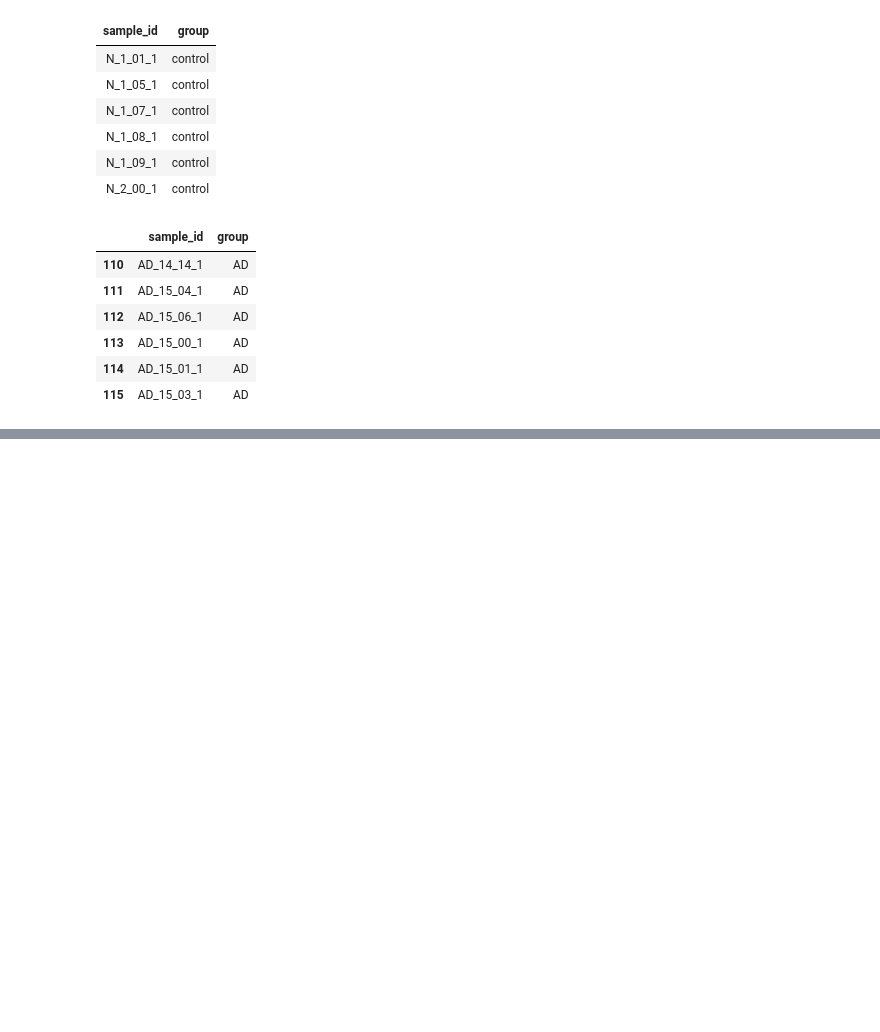
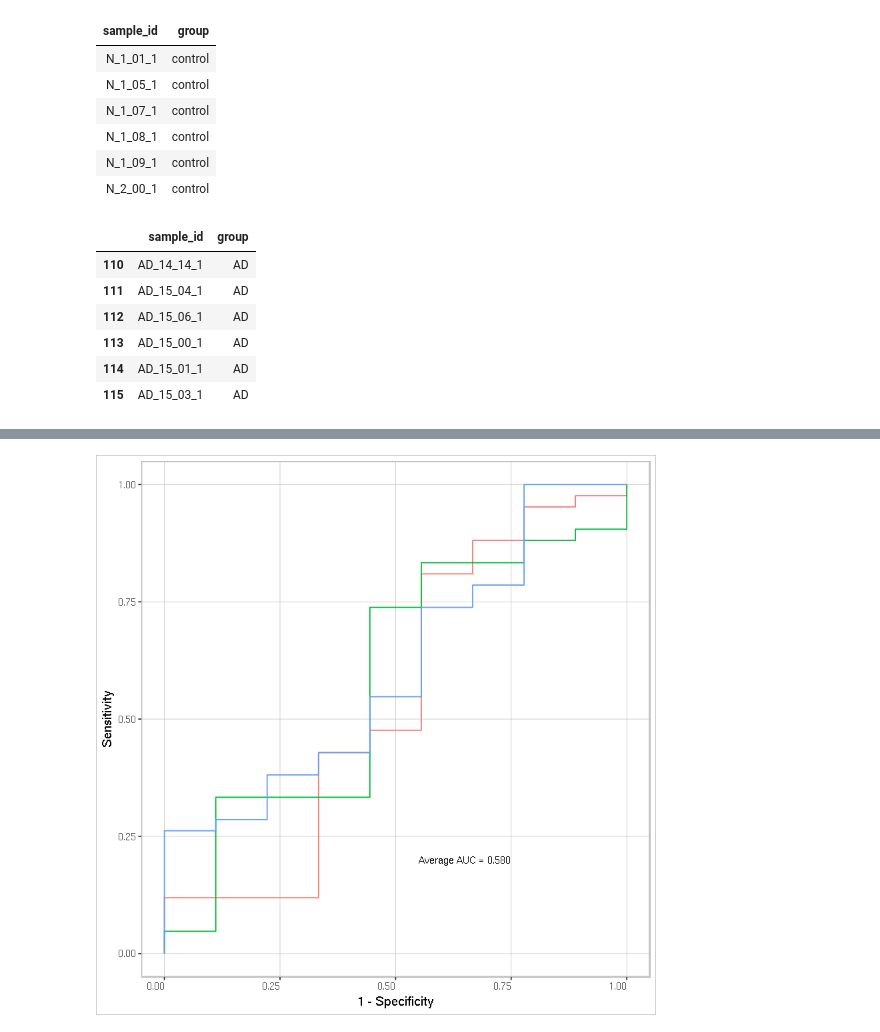
Before and after one commit to nataliedef/cse283_2021, a Jupyter notebook: initial_analysis.ipynb, the cells around one changed output, grey strips where cells are left out. Saved outputs shown, nothing was run; the diff lists cells and outputs as text; code cells hidden in the pictures; blank space fills up the shorter version.

```diff
--- a/initial_analysis.ipynb
+++ b/initial_analysis.ipynb
@@ -434,0 +535,59 @@ data.frame(geneNum = 1:length(rank_marker_gene), averageAUC = averageAUC) %>%
+# %%
+# select top 22 biomarker genes to plot
+
+temp.tpm <- counts.filt %>% filter(gene_name %in% rank.ampgenes[1:21]) %>%
+    select(-gene_id,-gene_biotype) %>%
+    column_to_rownames("gene_name") %>% t() %>% as.data.frame() %>%
+    mutate(status = as.factor(ifelse(ad.status$group == "AD", 1, 0)))
+
+idx_pos <- which(temp.tpm$status == 1)
+idx_neg <- which(temp.tpm$status == 0)
+
+set.seed(123)
+# random sampling of trainging and testing dataset, 3 times
+
+roc_data <- c()
+auc <- c()
+for(i in 1:3){
+    idx_testset <- c(sample(idx_pos, 42),sample(idx_neg, 9))
+  testset <- temp.tpm[idx_testset, ]
+  trainset <- temp.tpm[-idx_testset, ]
+
+  idx_zero_train <- which(colSums(trainset[, -ncol(trainset)]) == 0)
+  if(length(idx_zero_train) > 0){
+    trainset <- trainset[, -idx_zero_train]
+    testset <- testset[, -idx_zero_train]
+  }
+
+  # use svm function in e1071 package to train SVM model,
+  # and then use ROCR function to calculate ROC curve data and auc
+  svm.model <- svm(status ~ ., data = trainset, cost = 5, kernel = 'sigmoid')
+  svm.pred <- predict(svm.model, testset[, -ncol(testset)], decision.values = T)
+  pred <- prediction(attr(svm.pred, "decision.values"), testset$status)
+  perf_roc <- performance(pred, "tpr", "fpr")
+  roc_data <- rbind(roc_data,
+                    data.frame(runtime = as.factor(i),
+                               x = perf_roc@x.values[[1]],
+                               y = perf_roc@y.values[[1]]))
+  perf_auc <- performance(pred, "auc")
+  auc <- c(auc, as.numeric(perf_auc@y.values))
+
+}
+
+# plot roc curves from randomly generated roc_data
+
+ggplot(roc_data, aes(x = x, y = y, group = runtime, col = runtime)) + geom_line() +
+  labs(x = '1 - Specificity', y = 'Sensitivity',fill = '') +
+  theme(plot.background = element_rect(fill = 'white', colour = 'grey',linetype = 'solid'),
+        panel.background = element_rect(fill = 'white',color = 'grey',size=0.75,linetype='solid'),
+        panel.grid.major = element_line(colour = "grey",size=0.2),
+        panel.border = element_rect(colour = "grey", fill=NA, size=0.75)) +
+  theme(axis.text.x = element_text(size=8,hjust = 1),axis.text.y = element_text(size=8),
+        axis.title.y = element_text(size=11),axis.title.x = element_text(size=11),
+        legend.position = "none") +
+  scale_y_continuous(limits = 0:1) +
+  scale_x_continuous(limits = 0:1) +
+  annotate('text',label = paste0('Average AUC = ',format(round(mean(auc), 2), nsmall = 3)),
+           x = 0.65, y=0.2, size = 3)
+# %% [output]
+[figure, added]
```
Also changed, not shown: parts of 10 cells of this notebook.
